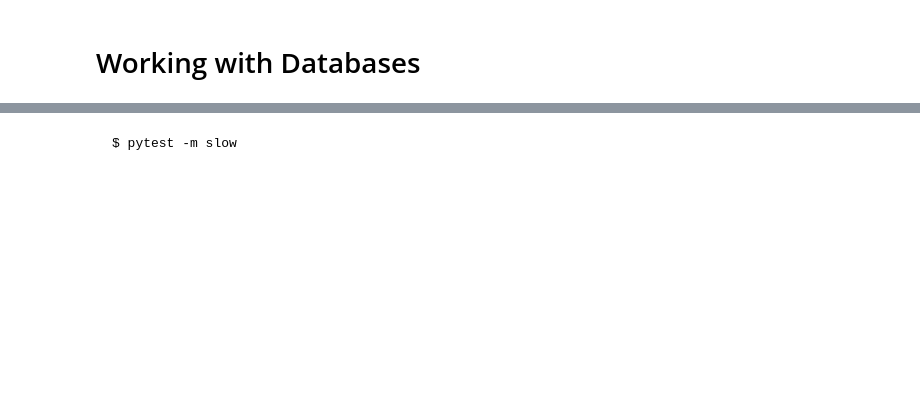
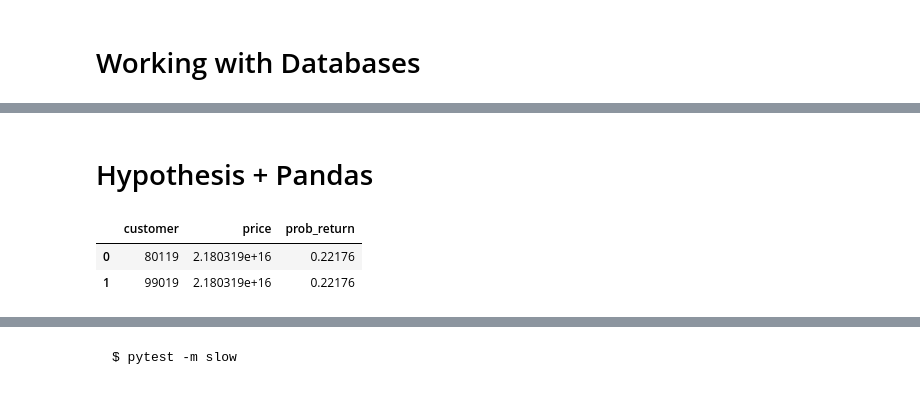
Before and after one commit to jesford/testing-in-data-science, a Jupyter notebook: intro-to-testing-presentation.ipynb, the cells around one changed output, grey strips where cells are left out. Saved outputs shown, nothing was run; the diff lists cells and outputs as text; code cells hidden in the pictures; blank space fills up the shorter version.

```diff
--- a/intro-to-testing-presentation.ipynb
+++ b/intro-to-testing-presentation.ipynb
@@ -835,0 +445,18 @@ def test_create_file(tmpdir):
+# %% [markdown]
+# Hypothesis + Pandas
+# %%
+from hypothesis.extra.pandas import data_frames, column
+
+
+
+data_frames([column('customer',
+                    elements=st.integers(min_value=0, max_value=100_000),
+                    dtype=int, unique=True),
+             column('price', dtype='float'),
+             column('prob_return',
+                    elements=st.floats(min_value=0, max_value=1))
+        ]).example()
+# %% [output]
+|  | customer | price | prob_return |
+| 0 | 80119 | 2.180319e+16 | 0.22176 |
+| 1 | 99019 | 2.180319e+16 | 0.22176 |
```
Also changed, not shown: parts of 141 cells of this notebook, 10 other files.
